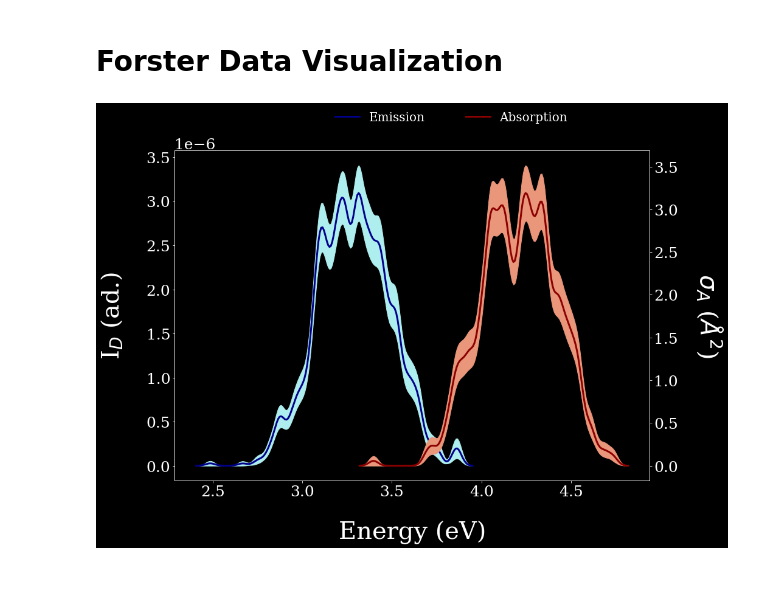
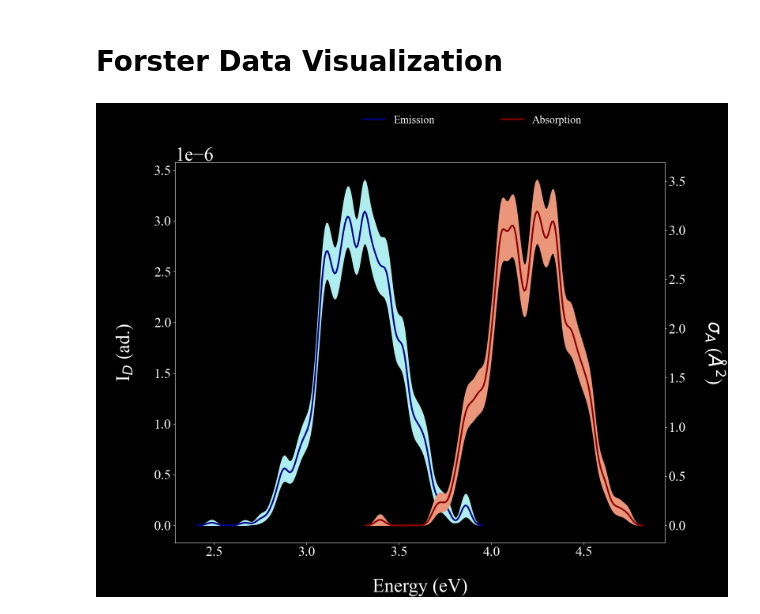
Before and after one commit to LeonardoESousa/gaussian_toolbox, a Jupyter notebook: larissa_forster_data.ipynb, the cells around one changed output. Drawn from its saved outputs; the diff is of its cells as text; code cells hidden in the pictures; blank space fills up the shorter version.

```diff
--- a/larissa_forster_data.ipynb
+++ b/larissa_forster_data.ipynb
@@ -11,41 +11,46 @@ from matplotlib import style
 style.use('dark_background')
 plt.rcParams['font.family'] = 'DeJavu Serif'
 plt.rcParams['font.serif'] = ['Times New Roman']
+params = {'legend.fontsize': 20,
+            'figure.figsize': (16, 12.5),
+            'figure.titlesize': 11,
+            'axes.titlesize': 40,
+            'font.family': 'Times New Roman',
+         'axes.labelsize': 35,
+         'xtick.labelsize':35,
+         'ytick.labelsize':35}
+plt.rcParams.update(params)
 
 abs = np.loadtxt('abs.lx')
 emi = np.loadtxt('emi.lx')
 
 abs_energy = abs[:,0]
 emi_energy = emi[:,0]
 abs_cross = abs[:,1]
 emi_diff = emi[:,1]
 abs_error = abs[:,2]
 emi_error = emi[:,2]
 
 fig, ax = plt.subplots()
-fig.set_size_inches(14, 10)
 ax2 = ax.twinx()
 
-ax.set_xlabel("Energy (eV)",fontsize=40,labelpad=35)
-ax.set_ylabel("I$_D$ (ad.)",fontsize=40,labelpad=35)
-ax2.set_ylabel("$\sigma_A$ ($\AA^2$)",fontsize=40,labelpad=75, rotation=270)
+ax.set_xlabel("Energy (eV)",labelpad=35)
+ax.set_ylabel("I$_D$ (ad.)",labelpad=35)
+ax2.set_ylabel("$\sigma_A$ ($\AA^2$)",labelpad=75, rotation=270)
 ax.ticklabel_format(axis='x', style="sci", scilimits=(0,0))
-ax.xaxis.offsetText.set_fontsize(25)
 ax.tick_params(axis='x', labelsize=25)
 ax.ticklabel_format(axis='y', style="sci", scilimits=(0,0))
-ax.yaxis.offsetText.set_fontsize(25)
 ax.tick_params(axis='y', labelsize=25)
-ax2.ticklabel_format(axis='y', style="sci", scilimits=(0,0), fontsize=30)
-ax2.yaxis.offsetText.set_fontsize(25)
+ax2.ticklabel_format(axis='y', style="sci", scilimits=(0,0))
 ax2.tick_params(axis='y', labelsize=25)
 ax2.plot(abs_energy,abs_cross,color='darkred', lw=3, label='Absorption')
 ax.plot(emi_energy,emi_diff,color='darkblue', lw=3, label='Emission')
 ax2.fill_between(abs_energy,abs_cross-abs_error,abs_cross+abs_error, color="darksalmon")
 ax.fill_between(emi_energy,emi_diff-emi_error,emi_diff+emi_error, color="paleturquoise")
-legy1 = ax.legend(bbox_to_anchor =(0.55, 1.15), fontsize=20, frameon=False)
-legy2 = ax2.legend(bbox_to_anchor =(0.85, 1.15), fontsize=20, frameon=False)
+legy1 = ax.legend(bbox_to_anchor =(0.55, 1.15), frameon=False)
+legy2 = ax2.legend(bbox_to_anchor =(0.85, 1.15), frameon=False)
 
 
 # Calcular tempo de vida e raio de Forster importando funcoes do Leox (pergunta pro Tiago)
 # %% [output]
-[figure, old version]
+[figure, new version]
```
